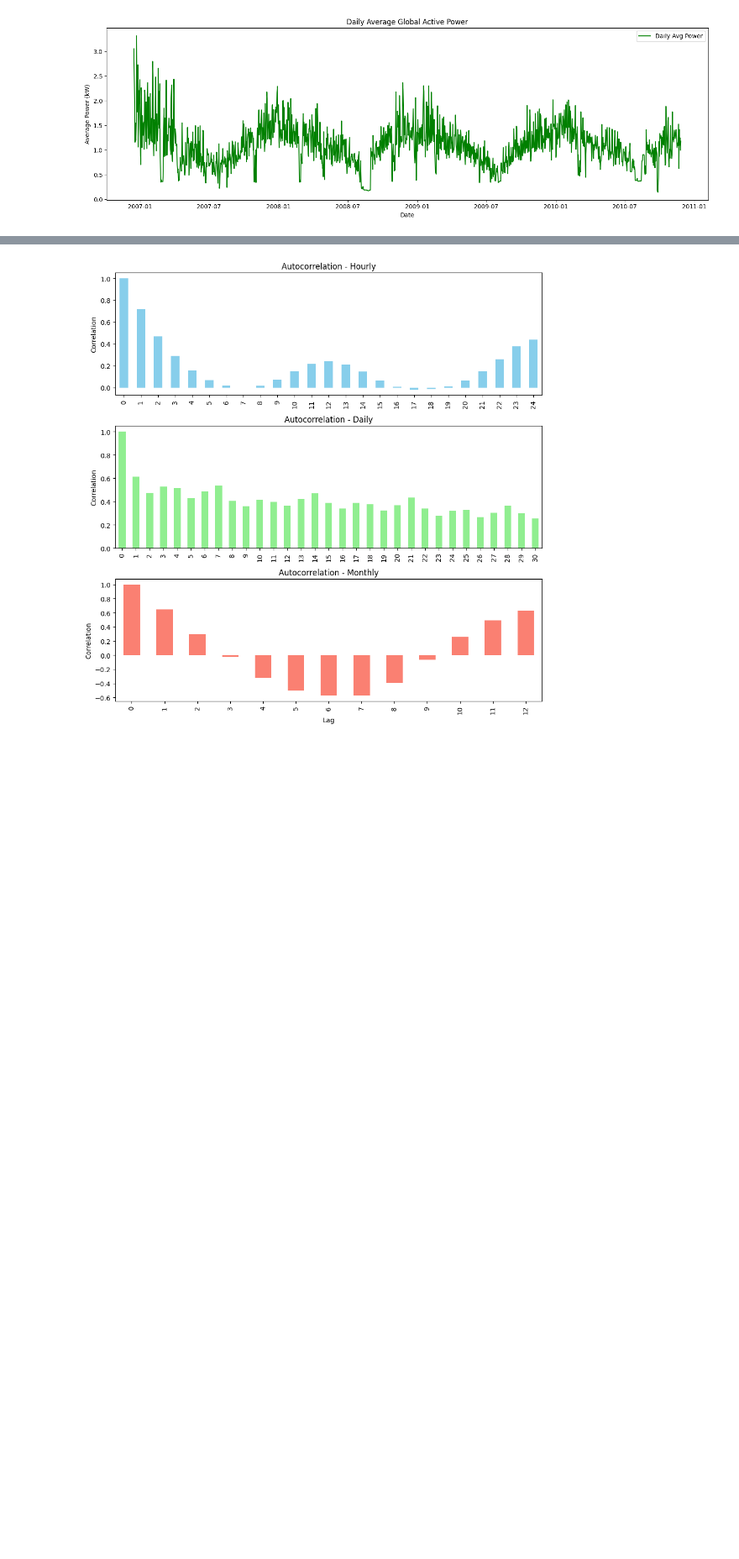
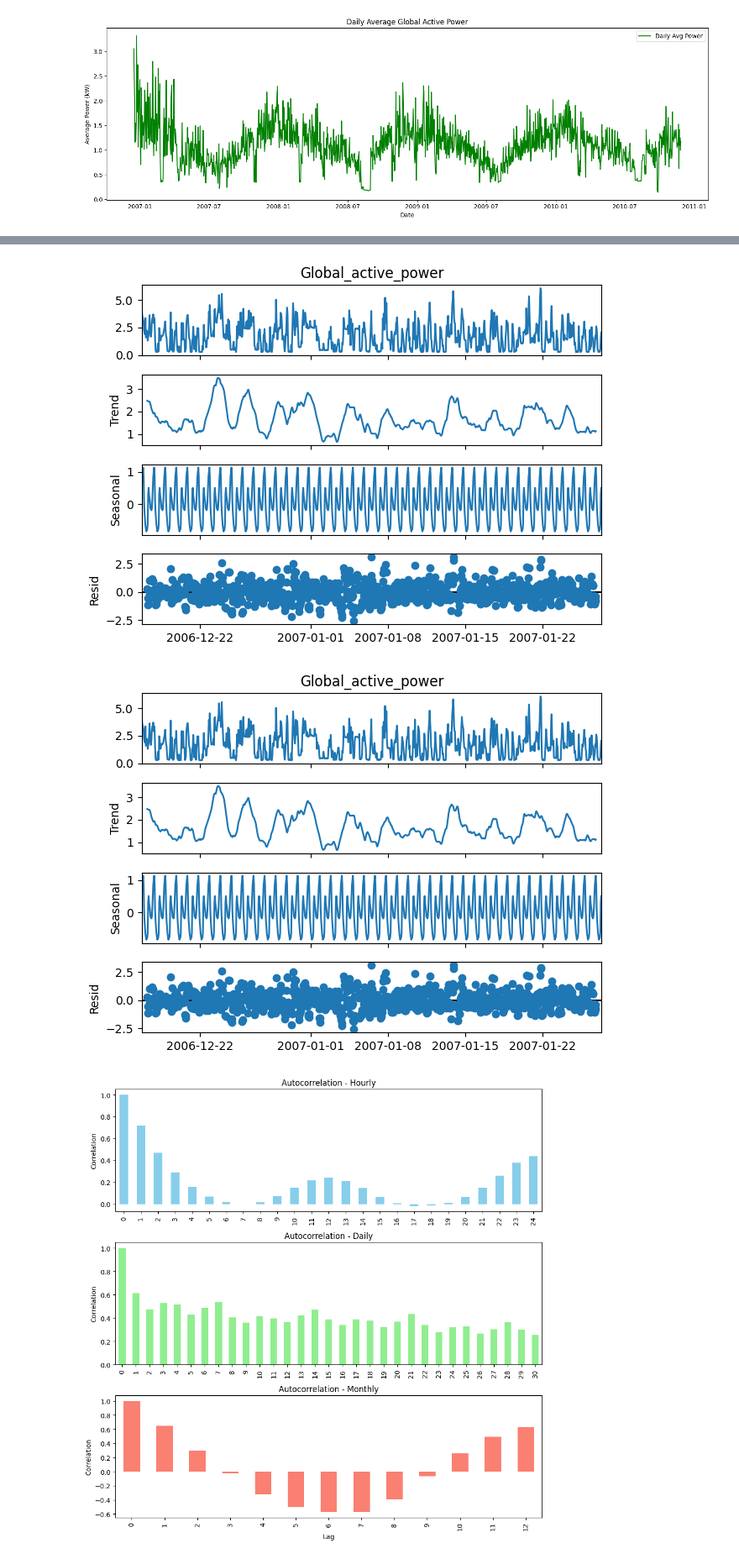
Before and after one commit to Sreeja0698/Time-Series, a Jupyter notebook: Forecasting.ipynb, the cells around one changed output, grey strips where cells are left out. Shown at 84% size. Saved outputs shown, nothing was run; the diff lists cells and outputs as text; code cells hidden in the pictures; blank space fills up the shorter version.

```diff
--- a/Forecasting.ipynb
+++ b/Forecasting.ipynb
@@ -190,3 +206,11 @@ plt.show()
+# %%
+import statsmodels.api as sm
+
+stl = sm.tsa.seasonal_decompose(df_hourly[:1000], model='additive', period=24)
+stl.plot()
+# %% [output]
+[figure, added]
+[figure, added]
 # %%
 #ACF plot for diff resampled data
 
```
Also changed, not shown: parts of 26 cells of this notebook.
